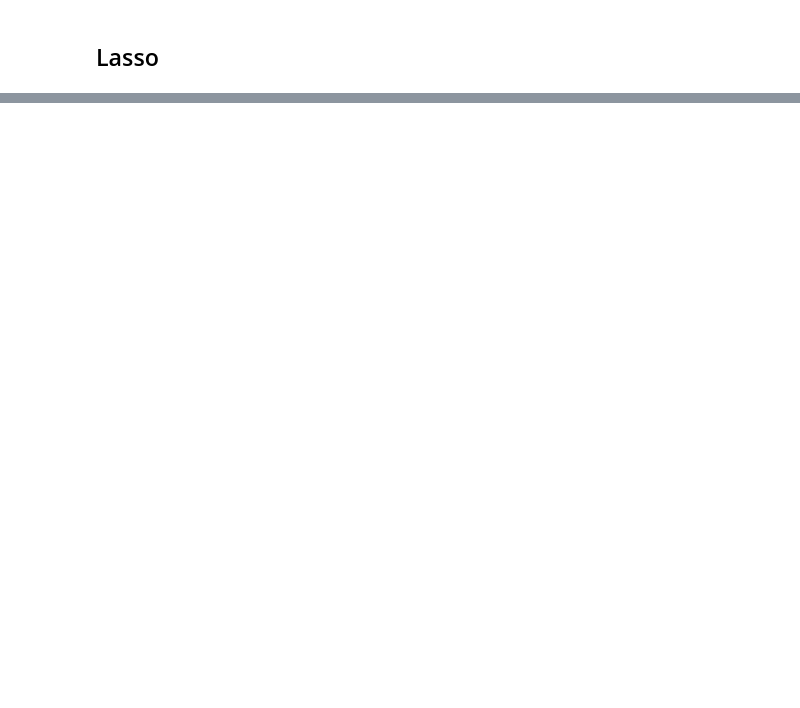
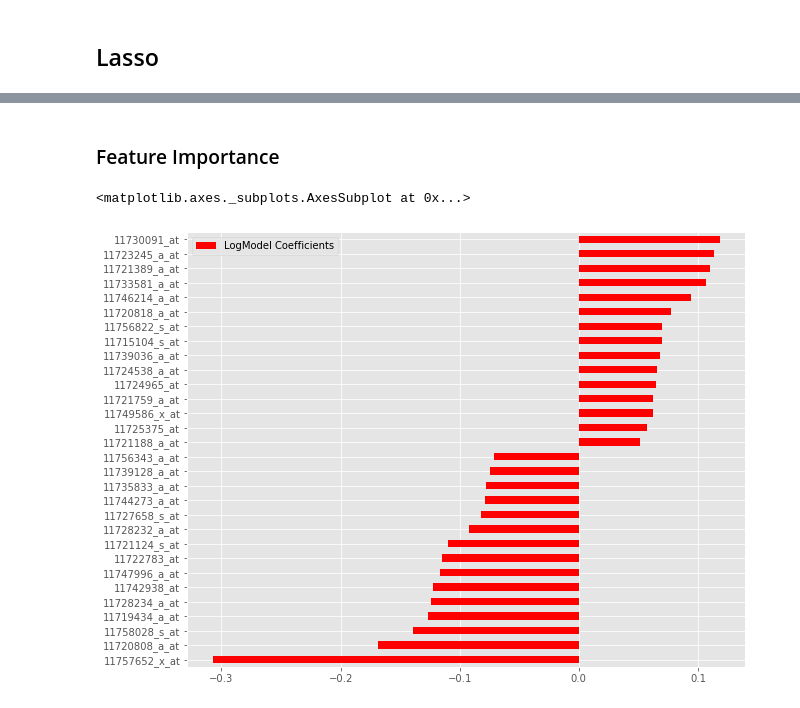
Before and after one commit to phamc4/Genetic_Diagnosis, a Jupyter notebook: Model_Comparisons.ipynb, the cells around one changed output, grey strips where cells are left out. Cells and saved outputs as stored; diff of their text form; code cells hidden in the pictures; blank space fills up the shorter version.

Commit message:
Add logistic regression

```diff
--- a/Model_Comparisons.ipynb
+++ b/Model_Comparisons.ipynb
@@ -197,18 +225,2 @@ Naive Bayes Accuracy: 0.985
 # %% [markdown]
 ## Lasso
-# %%
-nalphas=50
-min_alpha_exp = -5
-max_alpha_exp = 1.5
-nfeatures = X_train.shape[1]
-
-coefs = np.zeros((nalphas, nfeatures))
-alphas = np.linspace(min_alpha_exp, max_alpha_exp, nalphas)
-
-for i, alpha in enumerate(alphas):
-#     model = Pipeline([('standadize', StandardScaler()),
-#                       ('lasso', Lasso(alpha=alpha))])
-
-    lasso_model = Lasso(alpha=alpha)
-    lasso_model.fit(X_train_scaled, y_train)
-    coefs[i] = lasso_model.coef_
@@ -246,0 +227,3 @@ MemoryError: Unable to allocate 47.5 MiB for an array with shape (126, 49386) an
+# %%
+sel_ = SelectFromModel(LogisticRegression(C=1, penalty='l1', solver='liblinear'))
+sel_.fit(X_train_scaled, y_train)
@@ -246,0 +253,3 @@ MemoryError: Unable to allocate 47.5 MiB for an array with shape (126, 49386) an
+# %%
+logmodel = LogisticRegression(solver='liblinear', penalty='l1')
+logmodel.fit(X_train_scaled, y_train)
@@ -246,0 +303,16 @@ MemoryError: Unable to allocate 47.5 MiB for an array with shape (126, 49386) an
+# %% [markdown]
+### Feature Importance
+# %%
+feat_scores = pd.DataFrame({'LogModel Coefficients': logmodel.coef_.reshape(X.columns.shape[0])},
+                           index=X.columns)
+
+df1 = feat_scores.sort_values(by='LogModel Coefficients')[:15]
+df2 = feat_scores.sort_values(by='LogModel Coefficients')[-15:]
+
+top_40 = df1.append(df2)
+
+
+top_40.plot(kind='barh', figsize=(10,8), color='red')
+# %% [output]
+<matplotlib.axes._subplots.AxesSubplot at 0x...>
+[figure, added]
```
Also changed, not shown: parts of 16 cells of this notebook.
